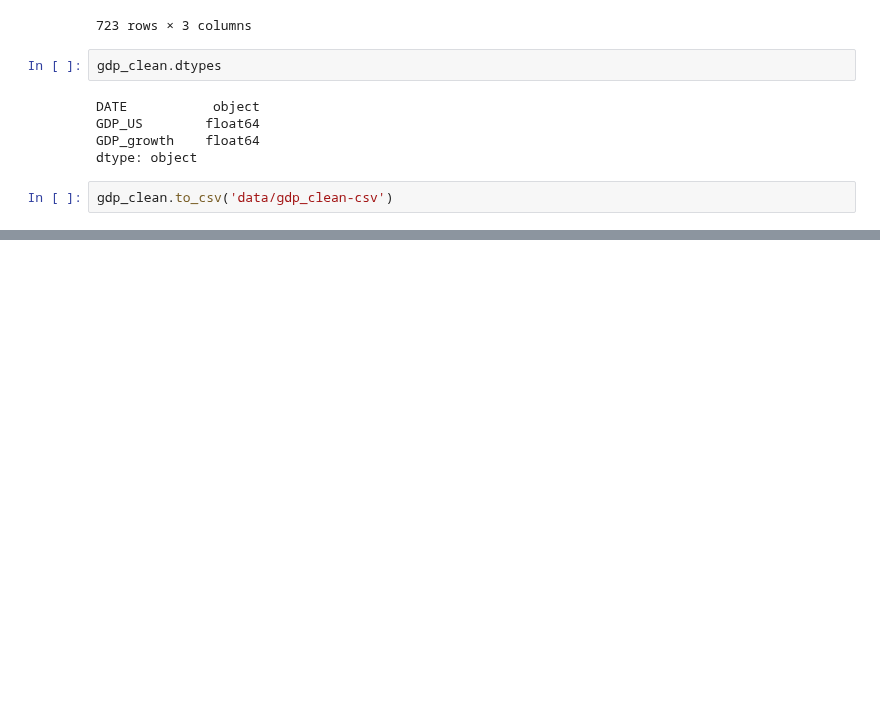
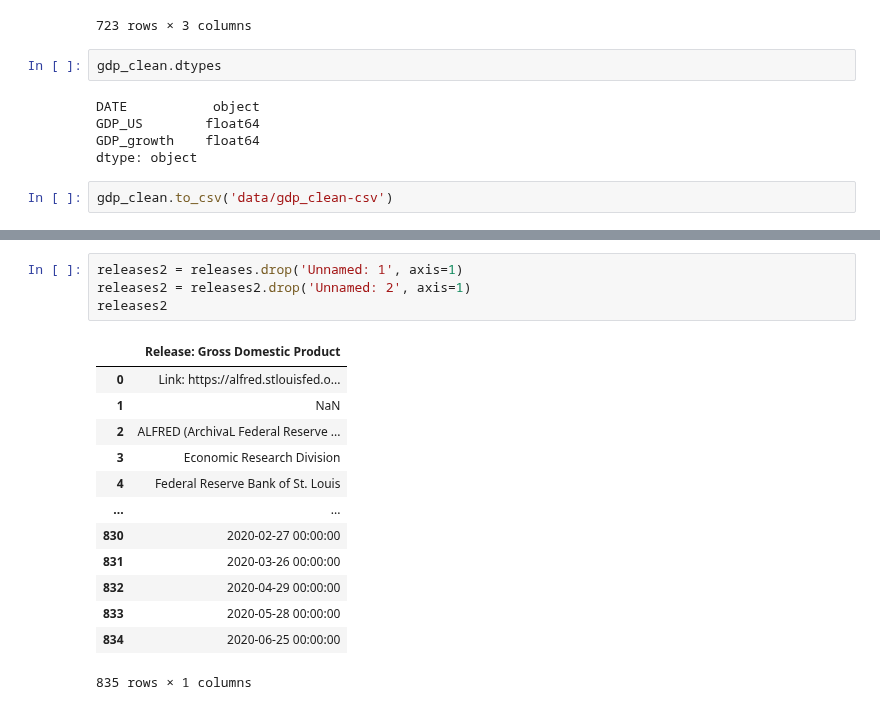
Before and after one commit to ta-data-bcn/Project-Week-3-Data-Thieves, a Jupyter notebook: your-project/GDP_dataset_cleanup.ipynb, the cells around one changed output, grey strips where cells are left out. Cells and saved outputs as stored; diff of their text form; blank space fills up the shorter version.

```diff
--- a/your-project/GDP_dataset_cleanup.ipynb
+++ b/your-project/GDP_dataset_cleanup.ipynb
@@ -69,0 +85,18 @@ gdp_clean.to_csv('data/gdp_clean-csv')
+# %%
+releases2 = releases.drop('Unnamed: 1', axis=1)
+releases2 = releases2.drop('Unnamed: 2', axis=1)
+releases2
+# %% [output]
+|  | Release: Gross Domestic Product |
+| 0 | Link: https://alfred.stlouisfed.o... |
+| 1 | NaN |
+| 2 | ALFRED (ArchivaL Federal Reserve ... |
+| 3 | Economic Research Division |
+| 4 | Federal Reserve Bank of St. Louis |
+| ... | ... |
+| 830 | 2020-02-27 00:00:00 |
+| 831 | 2020-03-26 00:00:00 |
+| 832 | 2020-04-29 00:00:00 |
+| 833 | 2020-05-28 00:00:00 |
+| 834 | 2020-06-25 00:00:00 |
+835 rows × 1 columns
```
Also changed, not shown: parts of 2 cells of this notebook, 8 other files.
